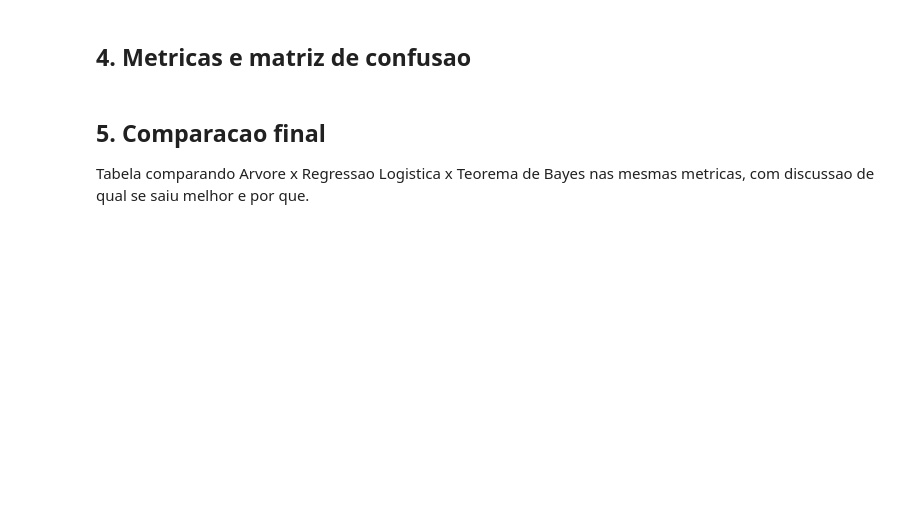
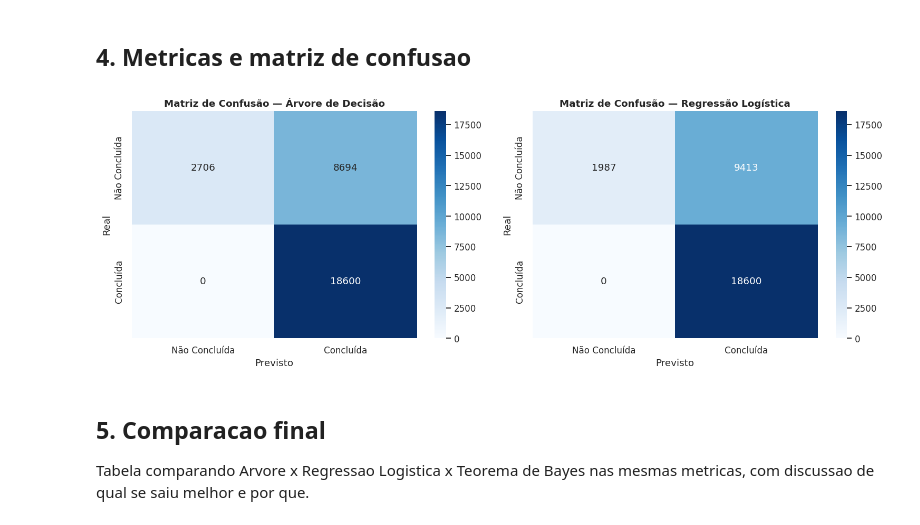
Before and after one commit to Lucas-oss444/super-projeto-de-probabilidade-estatistica, a Jupyter notebook: notebooks/04_classificacao.ipynb, the cells around one changed output. Saved outputs shown, nothing was run; the diff lists cells and outputs as text; code cells hidden in the pictures; blank space fills up the shorter version.

```diff
--- a/notebooks/04_classificacao.ipynb
+++ b/notebooks/04_classificacao.ipynb
@@ -38,6 +118,21 @@ df = pd.read_csv('data/dataset_tratado.csv')
 # %% [markdown]
 ## 3. Modelo B - Regressao Logistica
 # %%
-# logreg = LogisticRegression(max_iter=1000, class_weight='balanced')
-# logreg.fit(X_train, y_train)
-# pred_b = logreg.predict(X_test)
+logreg = LogisticRegression(max_iter=1000, random_state=42, class_weight='balanced')
+logreg.fit(X_train_sc, y_train)
+pred_b = logreg.predict(X_test_sc)
+
+acc_b  = accuracy_score(y_test, pred_b)
+prec_b = precision_score(y_test, pred_b, zero_division=0)
+rec_b  = recall_score(y_test, pred_b, zero_division=0)
+f1_b   = f1_score(y_test, pred_b, zero_division=0)
+
+print('=== REGRESSÃO LOGÍSTICA ===')
+print(f'Iterações realizadas: {logreg.n_iter_[0]}')
+print(f'Acurácia: {acc_b:.4f}  |  Precisão: {prec_b:.4f}  |  Recall: {rec_b:.4f}  |  F1: {f1_b:.4f}')
+print()
+print(classification_report(y_test, pred_b, target_names=['Não Concluída', 'Concluída']))
+
+coefs = pd.Series(logreg.coef_[0], index=X.columns).sort_values(key=abs, ascending=False)
+print('Coeficientes com maior impacto (top 8):')
+print(coefs.head(8).round(4))
@@ -44,8 +157,25 @@ df = pd.read_csv('data/dataset_tratado.csv')
 # %% [markdown]
 ## 4. Metricas e matriz de confusao
 # %%
-# Para cada modelo: accuracy, precision, recall, F1 e matriz de confusao.
-# print(classification_report(y_test, pred_a))
+fig, axes = plt.subplots(1, 2, figsize=(14, 5))
+
+for ax, y_pred_cm, titulo in zip(
+    axes,
+    [pred_a, pred_b],
+    ['Árvore de Decisão', 'Regressão Logística']
+):
+    cm = confusion_matrix(y_test, y_pred_cm)
+    sns.heatmap(cm, annot=True, fmt='d', cmap='Blues',
+                xticklabels=['Não Concluída', 'Concluída'],
+                yticklabels=['Não Concluída', 'Concluída'], ax=ax)
+    ax.set_title(f'Matriz de Confusão — {titulo}', fontsize=12, fontweight='bold')
+    ax.set_ylabel('Real')
+    ax.set_xlabel('Previsto')
+
+plt.tight_layout()
+plt.show()
+# %% [output]
+[figure, added]
 # %% [markdown]
 ## 5. Comparacao final
 
```
Also changed, not shown: parts of 6 cells of this notebook, 3 other files.
